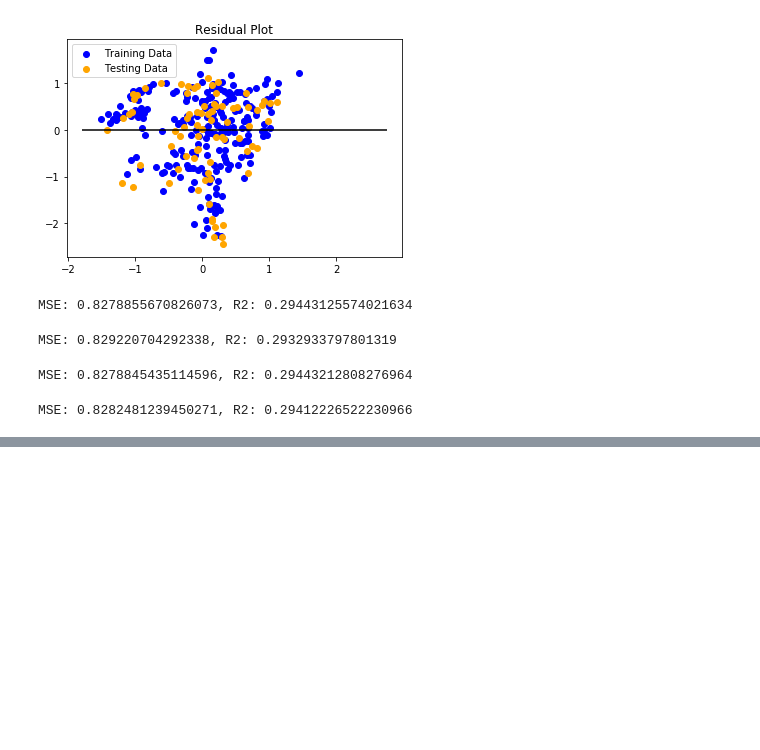
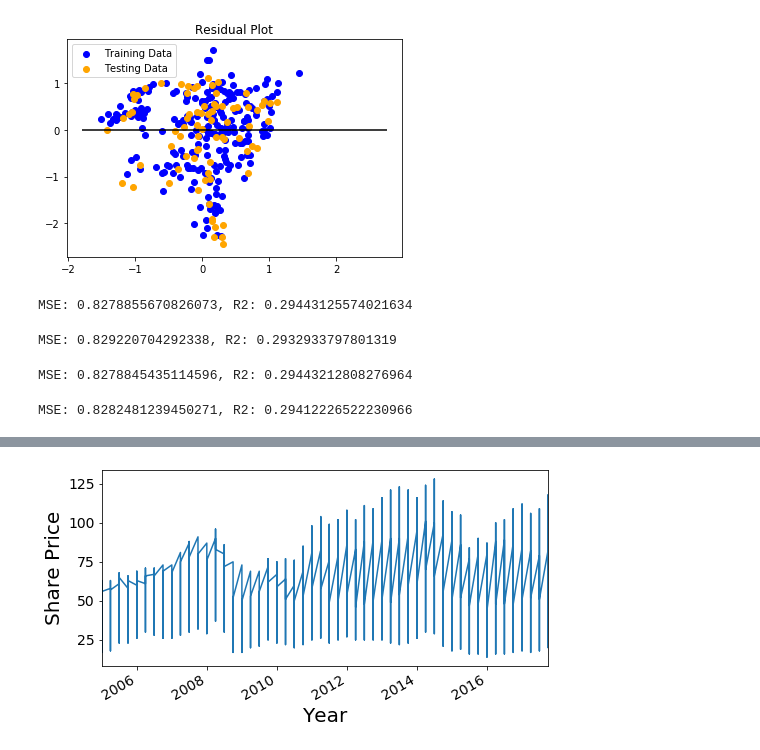
Before and after one commit to kgremillion/Energy_ML, a Jupyter notebook: Code/P3_DropExp.ipynb, the cells around one changed output, grey strips where cells are left out. Saved outputs shown, nothing was run; the diff lists cells and outputs as text; code cells hidden in the pictures; blank space fills up the shorter version.

```diff
--- a/Code/P3_DropExp.ipynb
+++ b/Code/P3_DropExp.ipynb
@@ -431,0 +271,6 @@ Your Turn!
+# %%
+df = pd.read_csv('Resources/P3_Data_Date.csv')
+df.set_index('Date', inplace=True)
+df.index = pd.to_datetime(df.index)
+df.sort_index(inplace=True)
+df.head()
@@ -431,0 +285,4 @@ Your Turn!
+# %%
+y = df.SharePrice_USD
+y.index.name = 'Year'
+y.head(312)
@@ -431,0 +303,5 @@ Your Turn!
+# %%
+ax = y.plot();
+ax.set_ylabel('Share Price');
+# %% [output]
+[figure, added]
```
Also changed, not shown: parts of 55 cells of this notebook, 4 other files.
